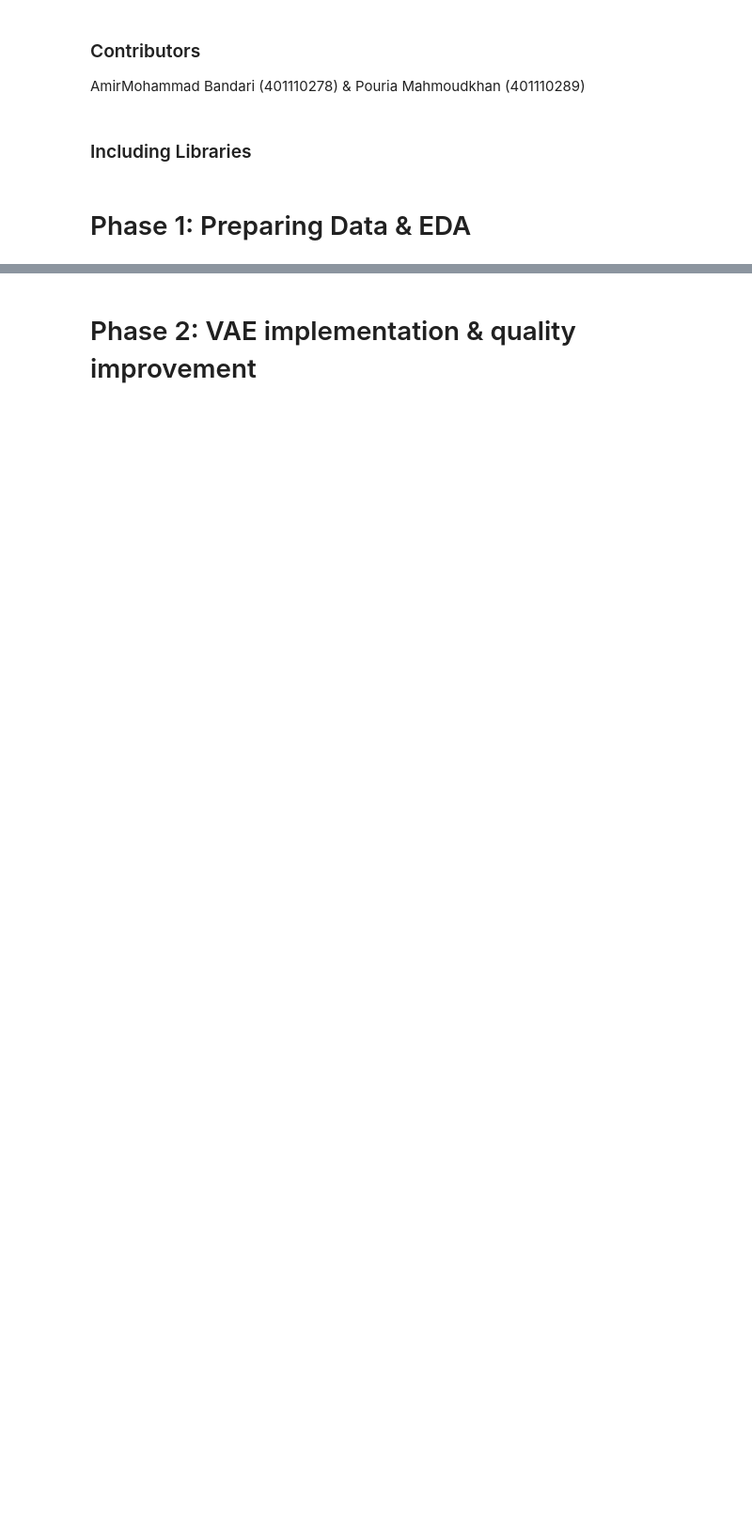
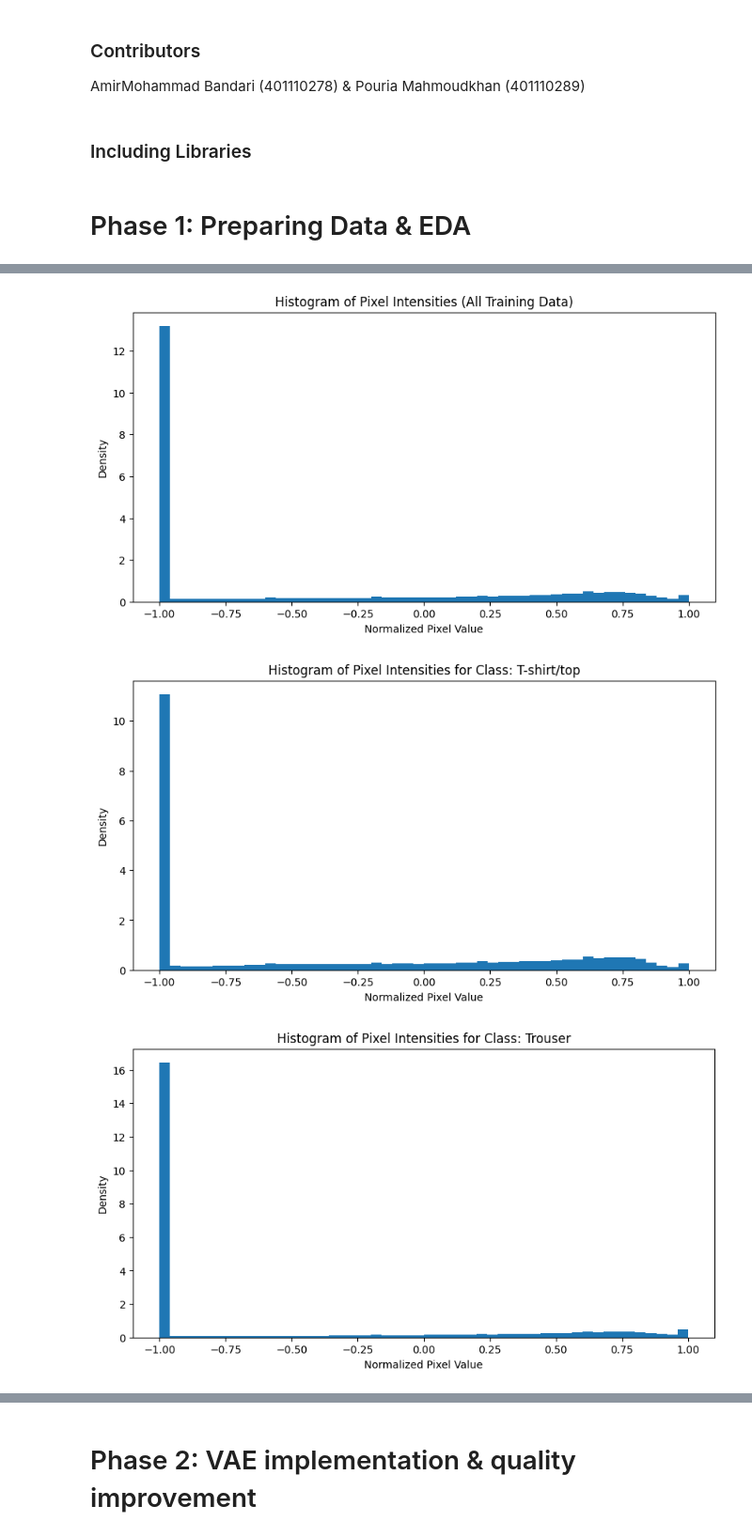
Before and after one commit to AMBandariM/vae-from-scratch, a Jupyter notebook: main.ipynb, the cells around one changed output, grey strips where cells are left out. Shown at 94% size. Cells and saved outputs as stored; diff of their text form; code cells hidden in the pictures; blank space fills up the shorter version.

```diff
--- a/main.ipynb
+++ b/main.ipynb
@@ -51,0 +98,26 @@ plt.show()
+# %%
+# Flatten all images in train_dataset for pixel histogram
+all_pixels = np.concatenate([img.flatten().numpy() for img, _ in train_dataset])
+
+# Plot histogram
+plt.figure(figsize=(10, 5))
+plt.hist(all_pixels, bins=50, density=True)
+plt.title('Histogram of Pixel Intensities (All Training Data)')
+plt.xlabel('Normalized Pixel Value')
+plt.ylabel('Density')
+plt.show()
+
+# Optionally, for a few selected classes (e.g., classes 0,1,2)
+selected_classes = [0, 1, 2]
+for cls in selected_classes:
+    class_pixels = np.concatenate([img.flatten().numpy() for img, label in train_dataset if label == cls])
+    plt.figure(figsize=(10, 5))
+    plt.hist(class_pixels, bins=50, density=True)
+    plt.title(f'Histogram of Pixel Intensities for Class: {class_names[cls]}')
+    plt.xlabel('Normalized Pixel Value')
+    plt.ylabel('Density')
+    plt.show()
+# %% [output]
+[figure, added]
+[figure, added]
+[figure, added]
```
Also changed, not shown: parts of 17 cells of this notebook, 2 other files.
